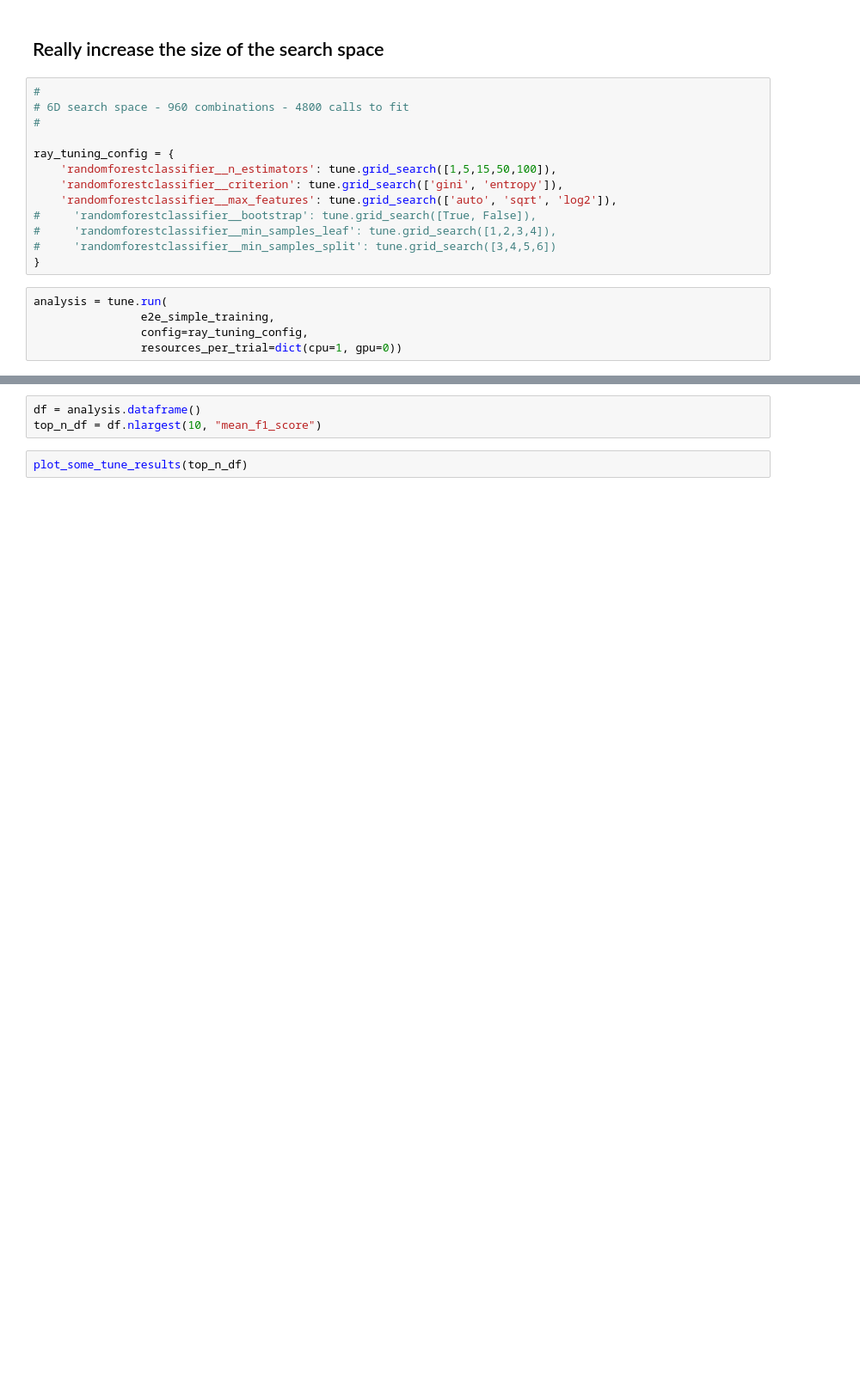
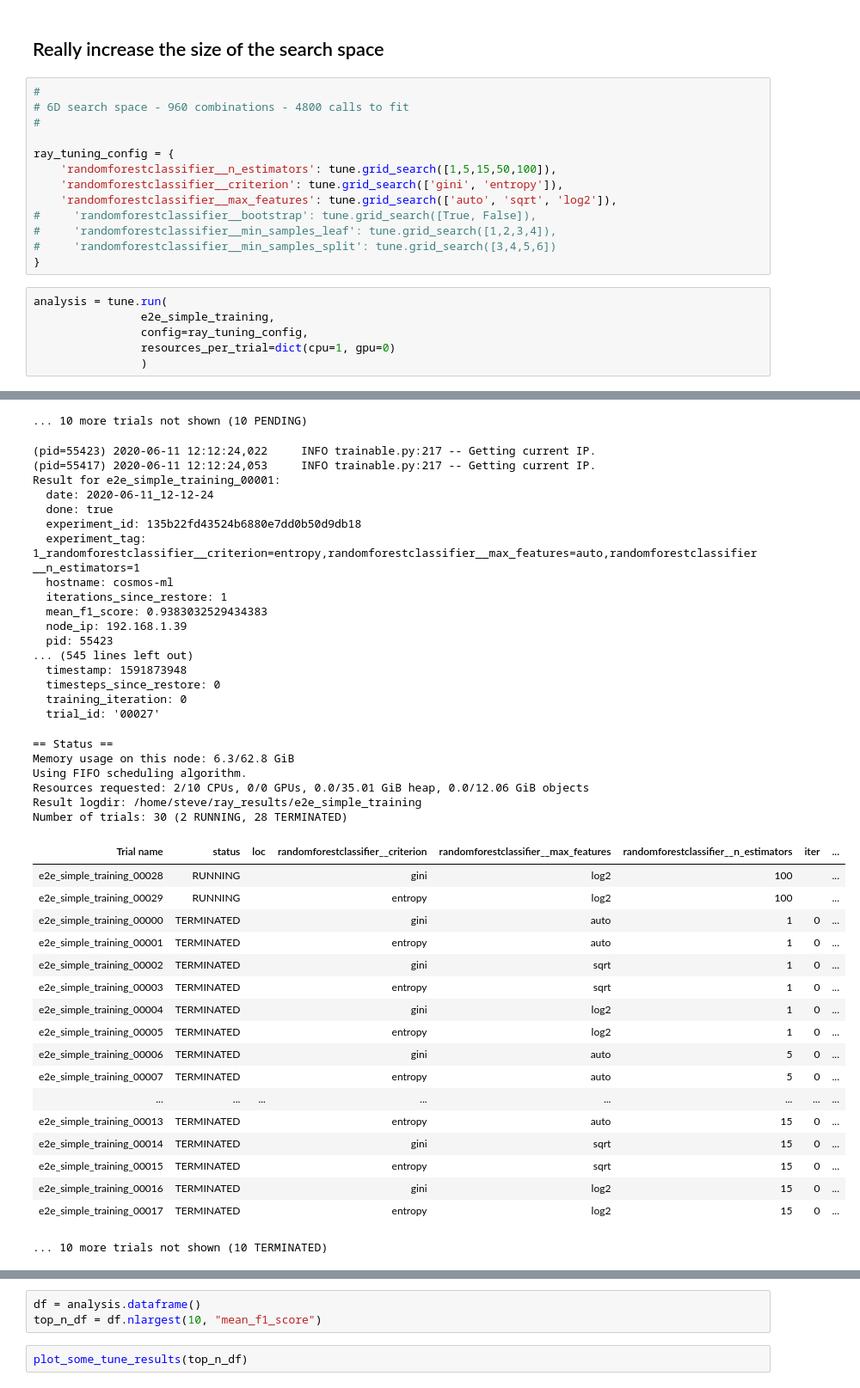
Before and after one commit to euclidity/transform-2020-ray, a Jupyter notebook: 2_getting_started_with_ray/2 - grid search with ray.ipynb, the cells around one changed output, grey strips where cells are left out. Shown at 86% size. Drawn from its saved outputs; the diff is of its cells as text; blank space fills up the shorter version.

```diff
--- a/2_getting_started_with_ray/2 - grid search with ray.ipynb
+++ b/2_getting_started_with_ray/2 - grid search with ray.ipynb
@@ -130,4 +200,6 @@ ray_tuning_config = {
 analysis = tune.run(
                 e2e_simple_training,
                 config=ray_tuning_config,
-                resources_per_trial=dict(cpu=1, gpu=0))
+                resources_per_trial=dict(cpu=1, gpu=0)
+                )
+# %% [output]
@@ -133,0 +229,42 @@ analysis = tune.run(
+... 10 more trials not shown (10 PENDING)
+(pid=55423) 2020-06-11 12:12:24,022     INFO trainable.py:217 -- Getting current IP.
+(pid=55417) 2020-06-11 12:12:24,053     INFO trainable.py:217 -- Getting current IP.
+Result for e2e_simple_training_00001:
+  date: 2020-06-11_12-12-24
+  done: true
+  experiment_id: 135b22fd43524b6880e7dd0b50d9db18
+  experiment_tag: 1_randomforestclassifier__criterion=entropy,randomforestclassifier__max_features=auto,randomforestclassifier__n_estimators=1
+  hostname: cosmos-ml
+  iterations_since_restore: 1
+  mean_f1_score: 0.9383032529434383
+  node_ip: 192.168.1.39
+  pid: 55423
+... (545 lines left out)
+  timestamp: 1591873948
+  timesteps_since_restore: 0
+  training_iteration: 0
+  trial_id: '00027'
+== Status ==
+Memory usage on this node: 6.3/62.8 GiB
+Using FIFO scheduling algorithm.
+Resources requested: 2/10 CPUs, 0/0 GPUs, 0.0/35.01 GiB heap, 0.0/12.06 GiB objects
+Result logdir: /home/steve/ray_results/e2e_simple_training
+Number of trials: 30 (2 RUNNING, 28 TERMINATED)
+| Trial name | status | loc | randomforestclassifier__criterion | randomforestclassifier__max_features | randomforestclassifier__n_estimators | iter | ... |
+| e2e_simple_training_00028 | RUNNING |  | gini | log2 | 100 |  | ... |
+| e2e_simple_training_00029 | RUNNING |  | entropy | log2 | 100 |  | ... |
+| e2e_simple_training_00000 | TERMINATED |  | gini | auto | 1 | 0 | ... |
+| e2e_simple_training_00001 | TERMINATED |  | entropy | auto | 1 | 0 | ... |
+| e2e_simple_training_00002 | TERMINATED |  | gini | sqrt | 1 | 0 | ... |
+| e2e_simple_training_00003 | TERMINATED |  | entropy | sqrt | 1 | 0 | ... |
+| e2e_simple_training_00004 | TERMINATED |  | gini | log2 | 1 | 0 | ... |
+| e2e_simple_training_00005 | TERMINATED |  | entropy | log2 | 1 | 0 | ... |
+| e2e_simple_training_00006 | TERMINATED |  | gini | auto | 5 | 0 | ... |
+| e2e_simple_training_00007 | TERMINATED |  | entropy | auto | 5 | 0 | ... |
+| ... | ... | ... | ... | ... | ... | ... | ... |
+| e2e_simple_training_00013 | TERMINATED |  | entropy | auto | 15 | 0 | ... |
+| e2e_simple_training_00014 | TERMINATED |  | gini | sqrt | 15 | 0 | ... |
+| e2e_simple_training_00015 | TERMINATED |  | entropy | sqrt | 15 | 0 | ... |
+| e2e_simple_training_00016 | TERMINATED |  | gini | log2 | 15 | 0 | ... |
+| e2e_simple_training_00017 | TERMINATED |  | entropy | log2 | 15 | 0 | ... |
+... 10 more trials not shown (10 TERMINATED)
```
Also changed, not shown: parts of 18 cells of this notebook, 2 other files.
